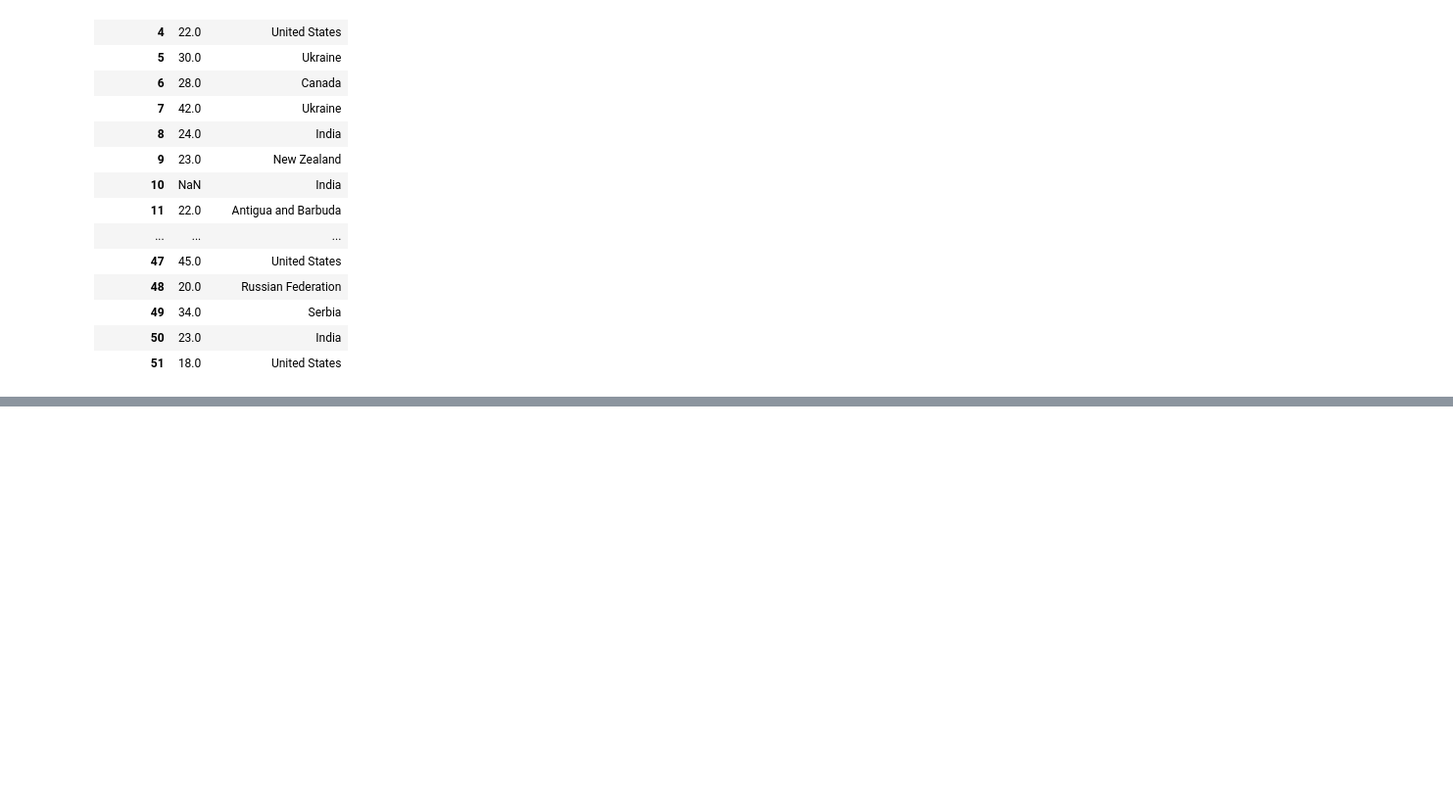
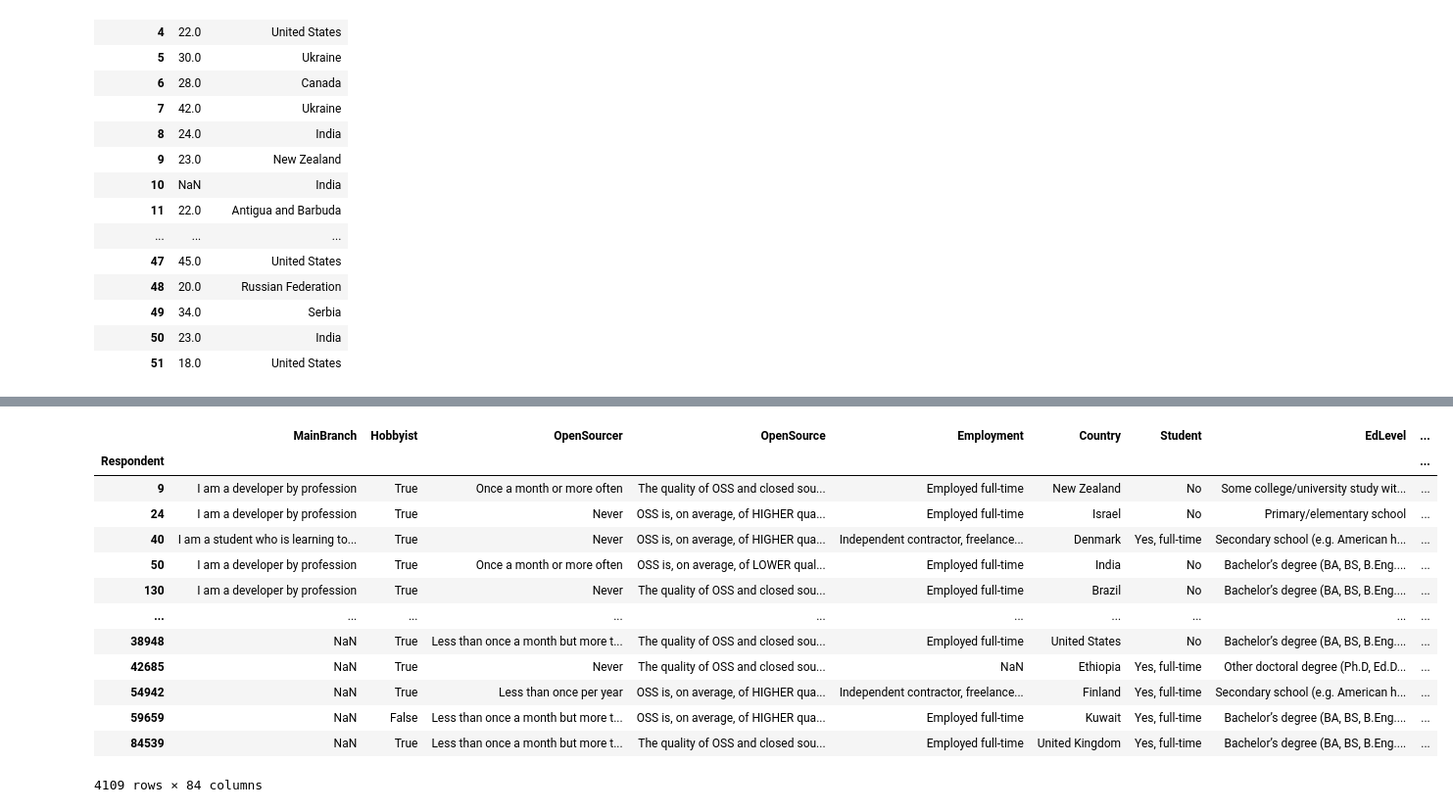
Before and after one commit to raja1212/data_science, a Jupyter notebook: pandas_tutorial/pandas_01.ipynb, the cells around one changed output, grey strips where cells are left out. Shown at 98% size. Cells and saved outputs as stored; diff of their text form; code cells hidden in the pictures; blank space fills up the shorter version.

Commit message:
added grouping and export import

```diff
--- a/pandas_tutorial/pandas_01.ipynb
+++ b/pandas_tutorial/pandas_01.ipynb
@@ -832,0 +850,19 @@ df[['Age', 'Country']].head(50)
+# %%
+age_grp = df.groupby(['Age'])
+# %%
+age_grp.get_group(23)
+# %% [output]
+|  | MainBranch | Hobbyist | OpenSourcer | OpenSource | Employment | Country | Student | EdLevel | ... |
+| Respondent |  |  |  |  |  |  |  |  | ... |
+| 9 | I am a developer by profession | True | Once a month or more often | The quality of OSS and closed sou... | Employed full-time | New Zealand | No | Some college/university study wit... | ... |
+| 24 | I am a developer by profession | True | Never | OSS is, on average, of HIGHER qua... | Employed full-time | Israel | No | Primary/elementary school | ... |
+| 40 | I am a student who is learning to... | True | Never | OSS is, on average, of HIGHER qua... | Independent contractor, freelance... | Denmark | Yes, full-time | Secondary school (e.g. American h... | ... |
+| 50 | I am a developer by profession | True | Once a month or more often | OSS is, on average, of LOWER qual... | Employed full-time | India | No | Bachelor’s degree (BA, BS, B.Eng.... | ... |
+| 130 | I am a developer by profession | True | Never | The quality of OSS and closed sou... | Employed full-time | Brazil | No | Bachelor’s degree (BA, BS, B.Eng.... | ... |
+| ... | ... | ... | ... | ... | ... | ... | ... | ... | ... |
+| 38948 | NaN | True | Less than once a month but more t... | The quality of OSS and closed sou... | Employed full-time | United States | No | Bachelor’s degree (BA, BS, B.Eng.... | ... |
+| 42685 | NaN | True | Never | The quality of OSS and closed sou... | NaN | Ethiopia | Yes, full-time | Other doctoral degree (Ph.D, Ed.D... | ... |
+| 54942 | NaN | True | Less than once per year | OSS is, on average, of HIGHER qua... | Independent contractor, freelance... | Finland | Yes, full-time | Secondary school (e.g. American h... | ... |
+| 59659 | NaN | False | Less than once a month but more t... | OSS is, on average, of HIGHER qua... | Employed full-time | Kuwait | Yes, full-time | Bachelor’s degree (BA, BS, B.Eng.... | ... |
+| 84539 | NaN | True | Less than once a month but more t... | The quality of OSS and closed sou... | Employed full-time | United Kingdom | Yes, full-time | Bachelor’s degree (BA, BS, B.Eng.... | ... |
+4109 rows × 84 columns
```
Also changed, not shown: parts of 9 cells of this notebook.
